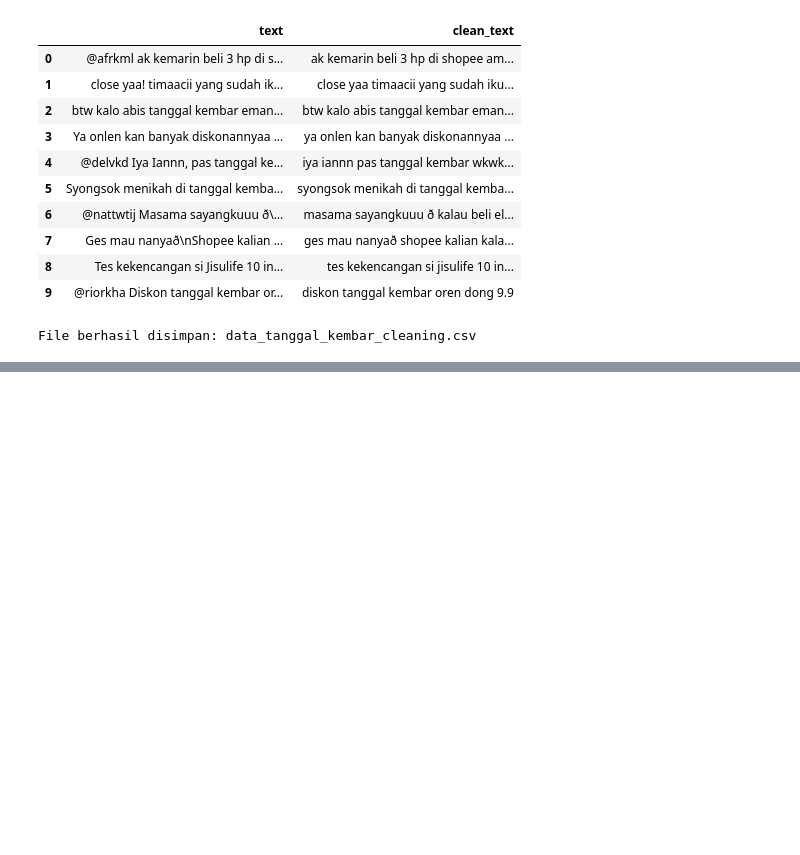
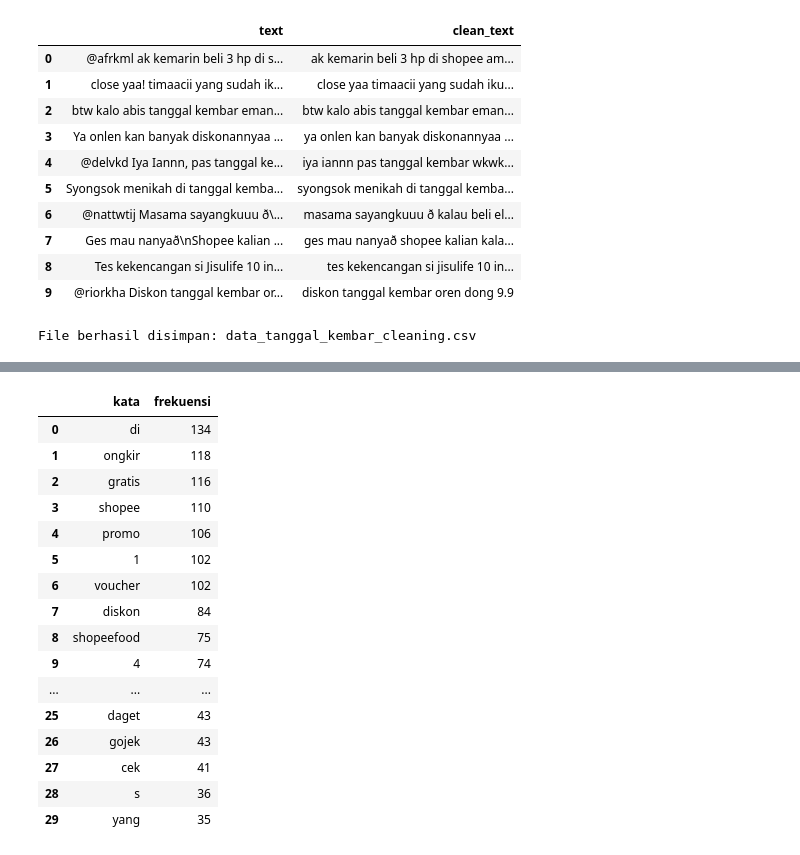
Before and after one commit to Wafiq-24090750003/Scraping_tgl-kembar, a Jupyter notebook: Cleaning_Data_Promo_1010.ipynb, the cells around one changed output, grey strips where cells are left out. Saved outputs shown, nothing was run; the diff lists cells and outputs as text; code cells hidden in the pictures; blank space fills up the shorter version.

```diff
--- a/Cleaning_Data_Promo_1010.ipynb
+++ b/Cleaning_Data_Promo_1010.ipynb
@@ -772,0 +2530,32 @@ File berhasil disimpan: data_tanggal_kembar_cleaning.csv
+# %%
+from collections import Counter
+
+semua_kata_normal = []
+
+for teks in df_cleaning["normalized_text"].fillna(""):
+    semua_kata_normal.extend(re.findall(r"\b[\w.%-]+\b", teks.lower()))
+
+tabel_normalisasi = pd.DataFrame(
+    Counter(semua_kata_normal).most_common(30),
+    columns=["kata", "frekuensi"]
+)
+
+display(tabel_normalisasi)
+# %% [output]
+|  | kata | frekuensi |
+| 0 | di | 134 |
+| 1 | ongkir | 118 |
+| 2 | gratis | 116 |
+| 3 | shopee | 110 |
+| 4 | promo | 106 |
+| 5 | 1 | 102 |
+| 6 | voucher | 102 |
+| 7 | diskon | 84 |
+| 8 | shopeefood | 75 |
+| 9 | 4 | 74 |
+| ... | ... | ... |
+| 25 | daget | 43 |
+| 26 | gojek | 43 |
+| 27 | cek | 41 |
+| 28 | s | 36 |
+| 29 | yang | 35 |
```
Also changed, not shown: parts of 69 cells of this notebook, 1 other file.
